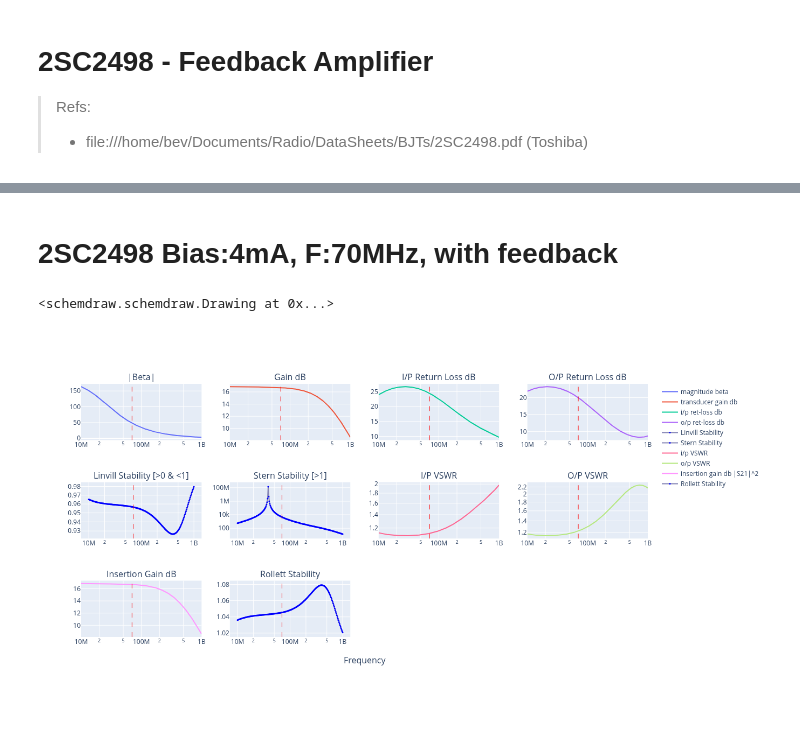
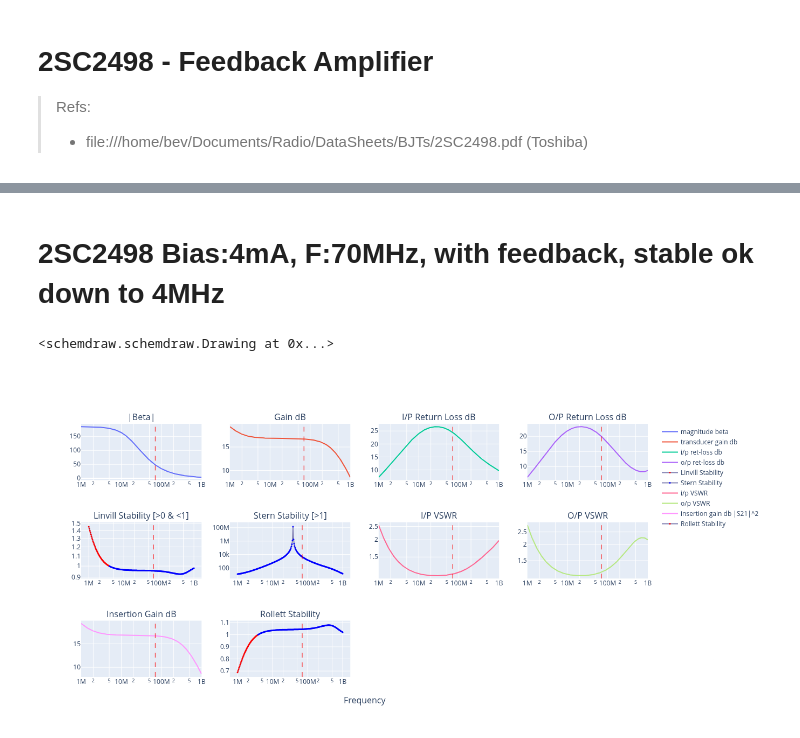
Before and after one commit to M0YCX/ycx_rf_notebooks, a Jupyter notebook: Amplifiers/feedback/Feedback_Amplifier_Studies/2SC2498.ipynb, the cells around one changed output, grey strips where cells are left out. Saved outputs shown, nothing was run; the diff lists cells and outputs as text; code cells hidden in the pictures; blank space fills up the shorter version.

```diff
--- a/Amplifiers/feedback/Feedback_Amplifier_Studies/2SC2498.ipynb
+++ b/Amplifiers/feedback/Feedback_Amplifier_Studies/2SC2498.ipynb
@@ -98,39 +98,39 @@ n.write_touchstone(
 eL = 1.75
 eC = 0.2
 n = complex_fba(
-    title="2SC2498 Bias:${Ie_mA}mA, F:${F_mhz}MHz, with feedback",
+    title="2SC2498 Bias:${Ie_mA}mA, F:${F_mhz}MHz, with feedback, stable ok down to 4MHz",
     F_mhz=70,
     FT_mhz=3500,
     B0=185,
     Ie_mA=4,
     Rbp=1.0,
     Re=0,
     extLe_nH=eL,
     extLb_nH=eL,
     extLc_nH=eL,
     extCin_pF=eC,
     extCout_pF=eC,
     extCrev_pF=eC,
     Ccb_pF=0.95,
     Cce_pF=0.2,
     Cf_pF=330,
     Lf_nH=10,
     Rf=430,
     ZS_real=50,
     ZS_imag=0,
     ZL_real=50,
     ZL_imag=0,
     N=1,
-    from_mhz=10,
+    from_mhz=1,
     to_mhz=1000,
 )
 
 n.write_touchstone(
     "2SC2498_CE_Ie4mA_with_feedback_nbgen",
     dir="/home/bev/Documents/Radio/QUCS-S/Studies/0010_S_Touchtone_lib",
 )
 # %% [output]
-2SC2498 Bias:4mA, F:70MHz, with feedback
+2SC2498 Bias:4mA, F:70MHz, with feedback, stable ok down to 4MHz
 <schemdraw.schemdraw.Drawing at 0x...>
-[figure, old version]
+[figure, new version]
 [drawing not drawn]
```
Also changed, not shown: parts of 1 cell of this notebook, 3 other files.
